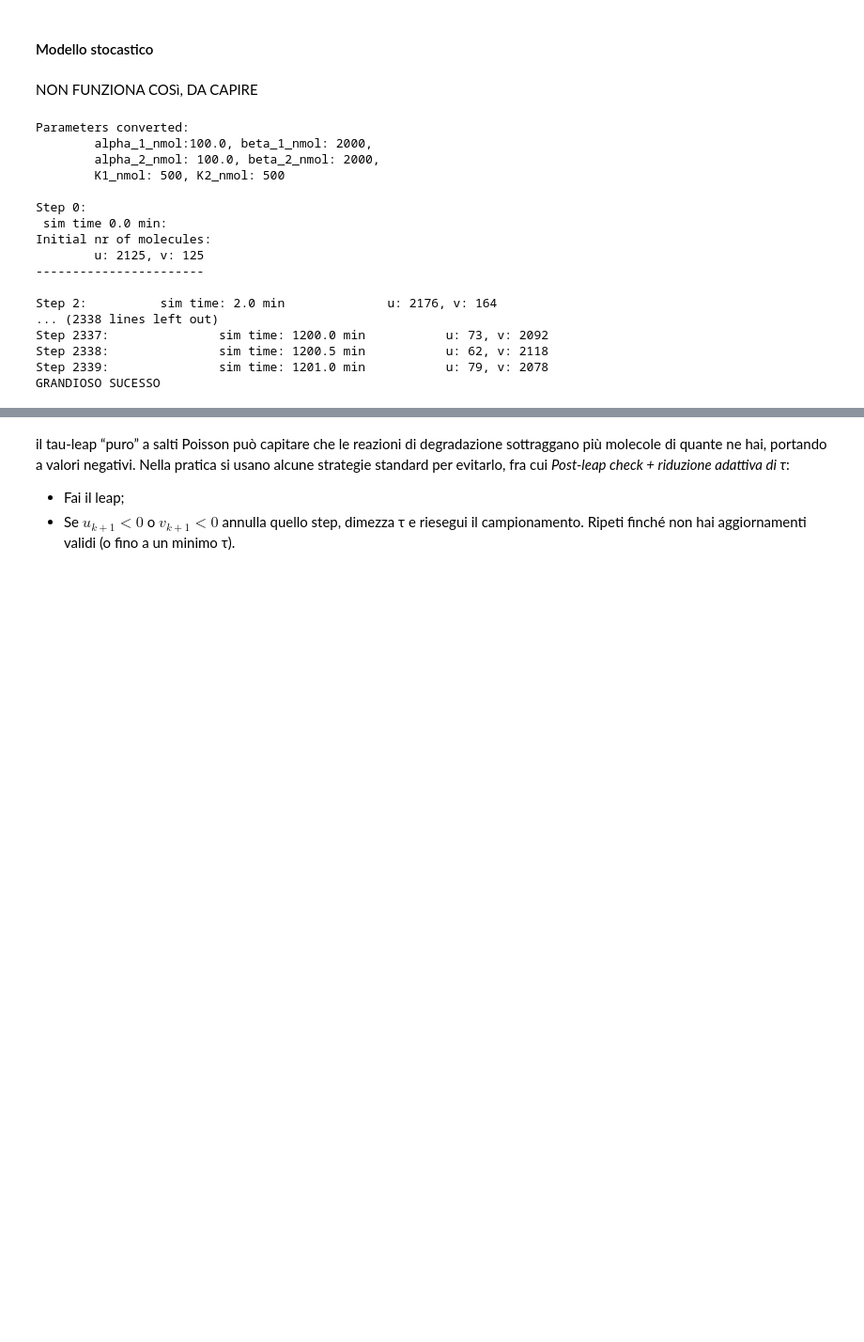
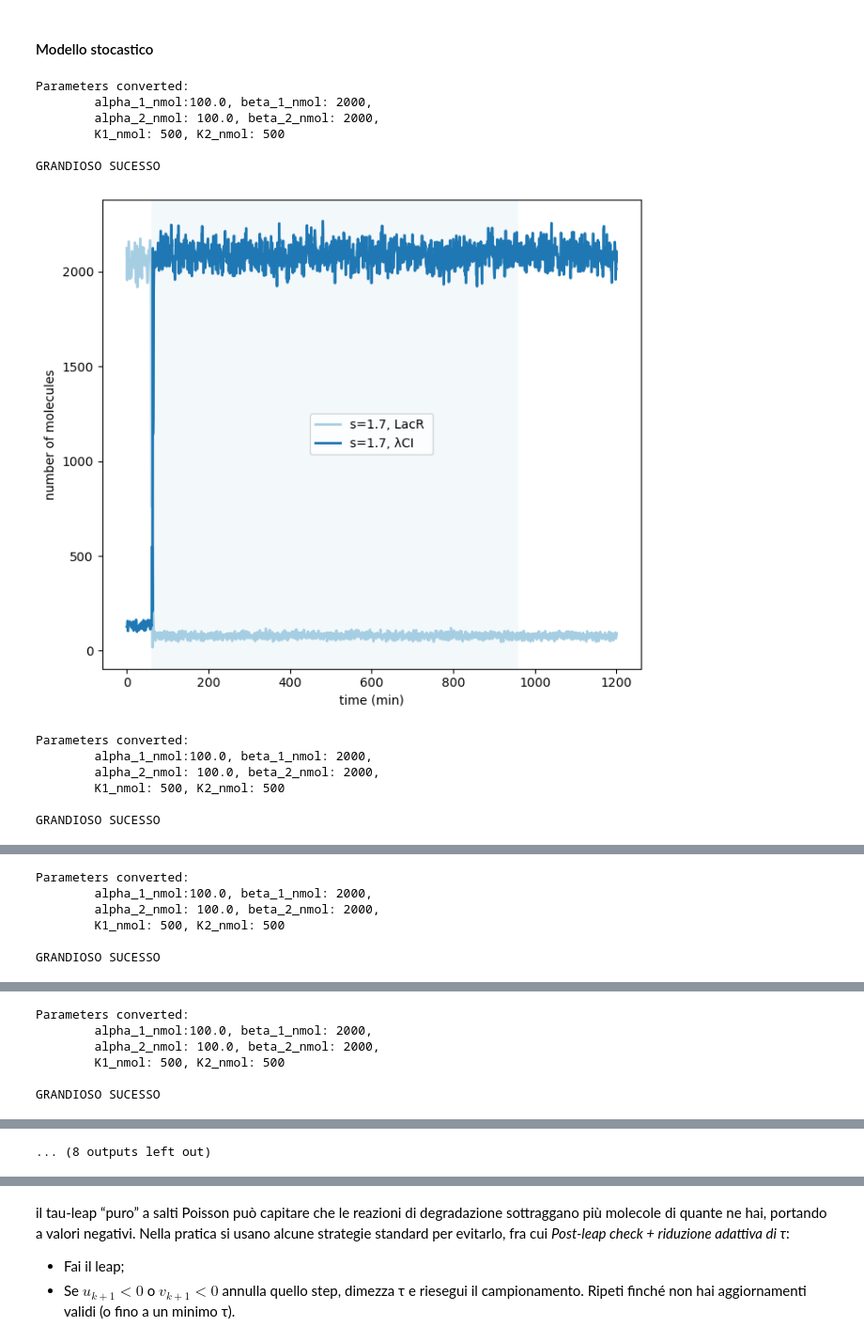
Before and after one commit to albertosal17/Stocastic-simulation-of-the-genetic-toggle-switch, a Jupyter notebook: SOS_pathways_trials.ipynb, the cells around one changed output, grey strips where cells are left out. Shown at 94% size. Drawn from its saved outputs; the diff is of its cells as text; code cells hidden in the pictures; blank space fills up the shorter version.

```diff
--- a/SOS_pathways_trials.ipynb
+++ b/SOS_pathways_trials.ipynb
@@ -112,24 +118,37 @@ def make_toggle_switch_ode(alpha_1, beta_1, alpha_2, beta_2,
 ode_system = make_toggle_switch_ode(alpha_1, beta_1, alpha_2, beta_2, K1, K2, d1_base, n, d2, gamma, epsilon)
 
 t_sim = [0, 1400] # simulation time (min)
-y0 = [u_0, v_0]
+y0 = [u_0, v_0] # initial conditions in uM
 delta_t = 0.5
 
-def run_sim(s, t_end=1200):
+def run_sim(s, y0, t_sim, delta_t):
     sol = solve_ivp(lambda t, y: ode_system(t, y, s),
                     t_sim, y0, max_step=delta_t)
     return sol
 
 # Try a few s values around the reported threshold range
 s_values = [1.3, 1.7, 2.0, 10]
-sims = [run_sim(s) for s in s_values]
+sims = [run_sim(s, y0, t_sim, delta_t) for s in s_values]
 # %%
-from scipy.integrate._ivp.ivp import OdeResult
+def plot_trajectories(s_values, sims):
+    """
+    This function plots the evolution of the system for different s values.
+    It can be used both for the deterministic system, where data is measured in uM,
+    and for the stochastic system, where data is measured in number of molecules.
 
-def plot_trajectories(s_values, sims):
+    Args:
+        s_values: list of s values for which the simulations were run
+        sims: list of simulation results, where each result corresponds to a value in s_values
+
+        Note:
+        The type of elements in sims can be either:
+            - OdeResult: for deterministic results, where the solution is an object with attributes t and y
+            - tuple: for stochastic results, where the first element is time, the second is the number of molecules of u,
+                     and the third is the number of molecules of v
+    """
     num_curves = len(s_values)
     if num_curves>5: raise Exception("Too many curves. Max number with current setting is 6. If you need more, change the color list")
-    # safety check: number of trajectories coincciide with number of s values
+    # Update: safety check: number of trajectories coincide with number of s values
 
     # Plot curves
     plt.figure(figsize=(7,6))
@@ -137,7 +156,7 @@ def plot_trajectories(s_values, sims):
     color_idx, color_list = 0, list(plt.colormaps['Paired'].colors)
     for s, sol in zip(s_values, sims):
 
-        #load the solutitions
+        #load the solutions
         if isinstance(sol, OdeResult):  #deterministic results
             t, u, v = sol.t, sol.y[0], sol.y[1]
             ylabel = "concentrations (μM)"
@@ -147,10 +166,12 @@ def plot_trajectories(s_values, sims):
 
 
         #plot the curves
-        plt.plot(t, u, color=color_list[color_idx],  label=f"s={s}, LacR ", linewidth=2)
-        plt.plot(t, v, color=color_list[color_idx+1], label=f"s={s}, λCI ", linewidth=2)
-        # plt.plot(t, u, color="red",  label=f"s={s}, LacR ", linewidth=1)
-        # plt.plot(t, v, color="blue", label=f"s={s}, λCI ", linewidth=1)
+        if num_curves > 1:
+            plt.plot(t, u, color=color_list[color_idx],  label=f"s={s}, LacR ", linewidth=2)
+            plt.plot(t, v, color=color_list[color_idx+1], label=f"s={s}, λCI ", linewidth=2)
+        else:
+           plt.plot(t, u, color="red",  label=f"s={s}, LacR ", linewidth=2)
+           plt.plot(t, v, color="blue", label=f"s={s}, λCI ", linewidth=2)
 
         color_idx+=2
 
@@ -168,8 +189,6 @@ plot_trajectories(s_values, sims)
 The deterministic model switches only for very big value of $s$!
 # %% [markdown]
 #### Modello stocastico
-# %% [markdown]
-NON FUNZIONA COSì, DA CAPIRE
 # %%
 def make_toggle_switch_stochastic(alpha_1, beta_1, alpha_2, beta_2,
                            K1, K2, d1_base, n, d2, gamma, epsilon, u_0_nmolecules, v_0_nmolecules, t_start=60, t_end=1200):
@@ -306,25 +330,27 @@ def make_toggle_switch_stochastic(alpha_1, beta_1, alpha_2, beta_2,
 # %%
 stochastic_model = make_toggle_switch_stochastic(alpha_1, beta_1, alpha_2, beta_2, K1, K2, d1_base, n, d2, gamma, epsilon, u_0_nmolecules, v_0_nmolecules)
 
 # Try a few s values around the reported threshold range
 s_values = [1.7]
 tau = 1
-sims = [stochastic_model(tau, s) for s in s_values]
+
+# Running multiple simulations with the same initial conditions and parameters
+# to see the variability of the results due to the stochastic nature of the model
+N_trials = 10
+for _ in range(N_trials):
+    sims = [stochastic_model(tau, s) for s in s_values]
+    plot_trajectories(s_values, sims)
 # %% [output]
 Parameters converted:
         alpha_1_nmol:100.0, beta_1_nmol: 2000,
         alpha_2_nmol: 100.0, beta_2_nmol: 2000,
         K1_nmol: 500, K2_nmol: 500
 
-Step 0:
- sim time 0.0 min:
-Initial nr of molecules:
-        u: 2125, v: 125
------------------------
-
-Step 2:          sim time: 2.0 min              u: 2176, v: 164
-... (2338 lines left out)
-Step 2337:               sim time: 1200.0 min           u: 73, v: 2092
-Step 2338:               sim time: 1200.5 min           u: 62, v: 2118
-Step 2339:               sim time: 1201.0 min           u: 79, v: 2078
 GRANDIOSO SUCESSO
+[figure, added]
+Parameters converted:
+        alpha_1_nmol:100.0, beta_1_nmol: 2000,
+        alpha_2_nmol: 100.0, beta_2_nmol: 2000,
+        K1_nmol: 500, K2_nmol: 500
+
+GRANDIOSO SUCESSO
@@ -330,0 +358,6 @@ GRANDIOSO SUCESSO
+Parameters converted:
+        alpha_1_nmol:100.0, beta_1_nmol: 2000,
+        alpha_2_nmol: 100.0, beta_2_nmol: 2000,
+        K1_nmol: 500, K2_nmol: 500
+
+GRANDIOSO SUCESSO
@@ -330,0 +365,6 @@ GRANDIOSO SUCESSO
+Parameters converted:
+        alpha_1_nmol:100.0, beta_1_nmol: 2000,
+        alpha_2_nmol: 100.0, beta_2_nmol: 2000,
+        K1_nmol: 500, K2_nmol: 500
+
+GRANDIOSO SUCESSO
@@ -330,0 +386 @@ GRANDIOSO SUCESSO
+... (8 outputs left out)
```
Also changed, not shown: parts of 6 cells of this notebook.
